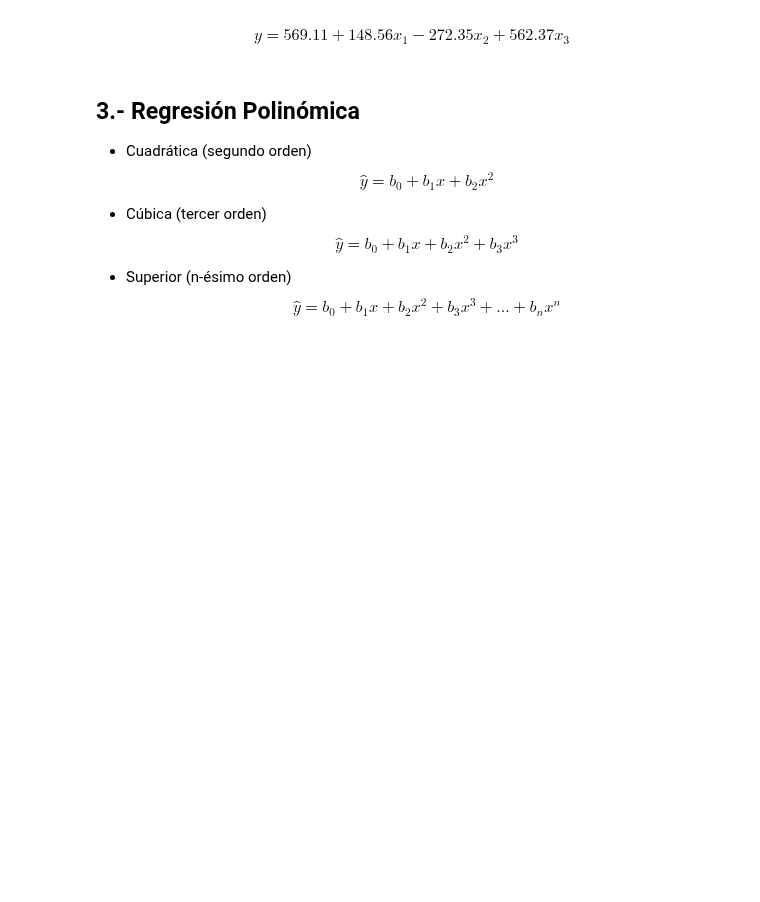
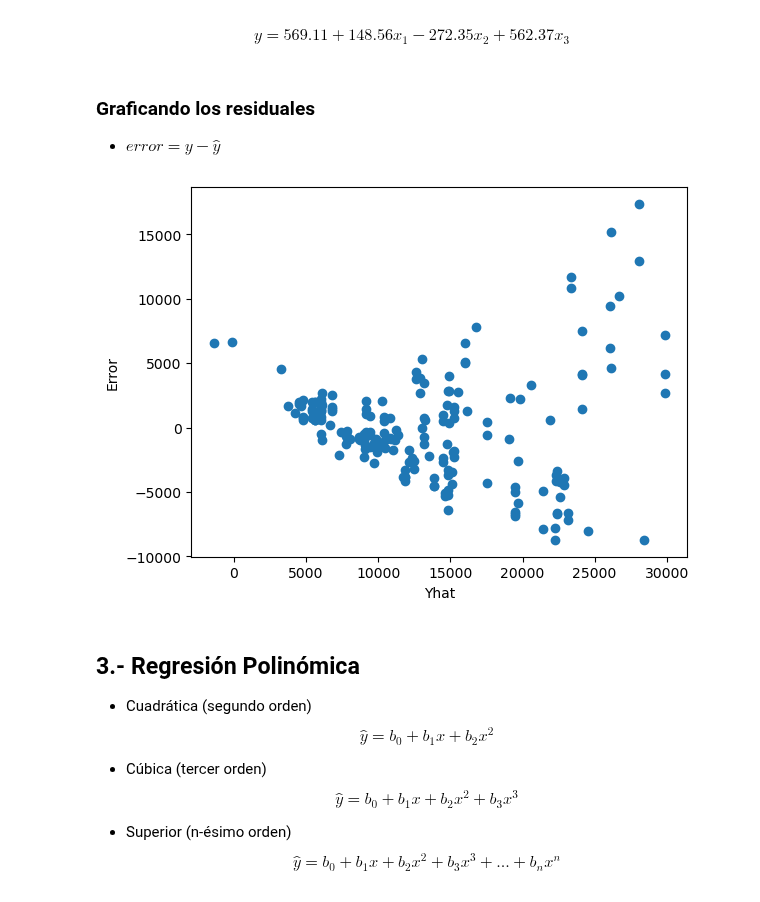
Before and after one commit to jgomezz/cpe_ciencia_datos_python, a Jupyter notebook: mod3_analitica_datos_python/semana_03_desarrollo_modelo.ipynb, the cells around one changed output. Drawn from its saved outputs; the diff is of its cells as text; code cells hidden in the pictures; blank space fills up the shorter version.

```diff
--- a/mod3_analitica_datos_python/semana_03_desarrollo_modelo.ipynb
+++ b/mod3_analitica_datos_python/semana_03_desarrollo_modelo.ipynb
@@ -247,6 +247,24 @@ b0: [569.51095815]
 b: [[ 148.56282521 -272.35437022  562.36563598]]
 # %% [markdown]
 $$  \hat{y} =  569.11 +  148.56x_1 -272.35x_2  +562.37x_3 $$
+# %% [markdown]
+### Graficando los residuales
+
+- $ error = y - \hat{y} $
+# %%
+
+# Calculo Yhat
+Yhat = lm.predict(X)
+
+# Calculo error
+error = Y.values - Yhat
+# %%
+plt.scatter(Yhat, error)
+plt.xlabel("Yhat")
+plt.ylabel("Error")
+plt.show()
+# %% [output]
+[figure, added]
 # %%
 
 ## Ejercicio : Realizar un modelo de regresion múltiple con las variables siguientes
```
Also changed, not shown: parts of 5 cells of this notebook.
